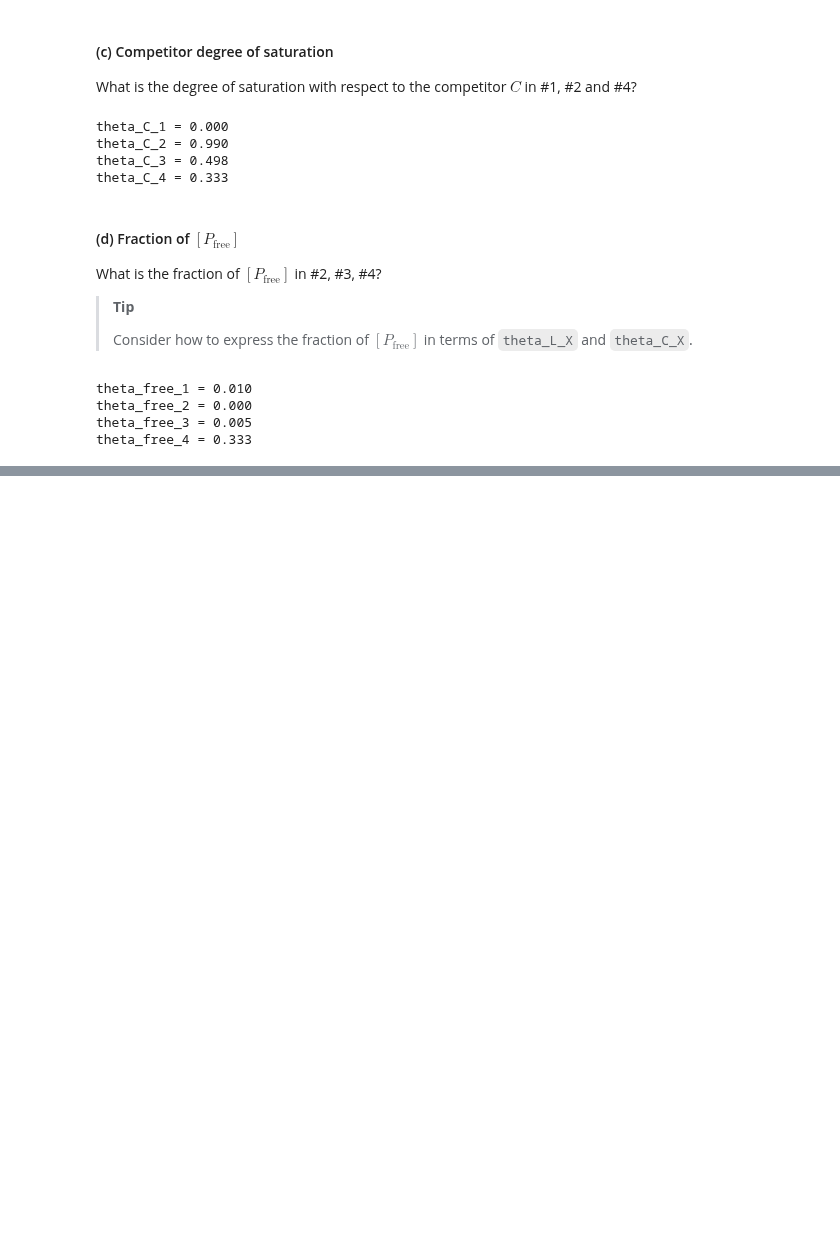
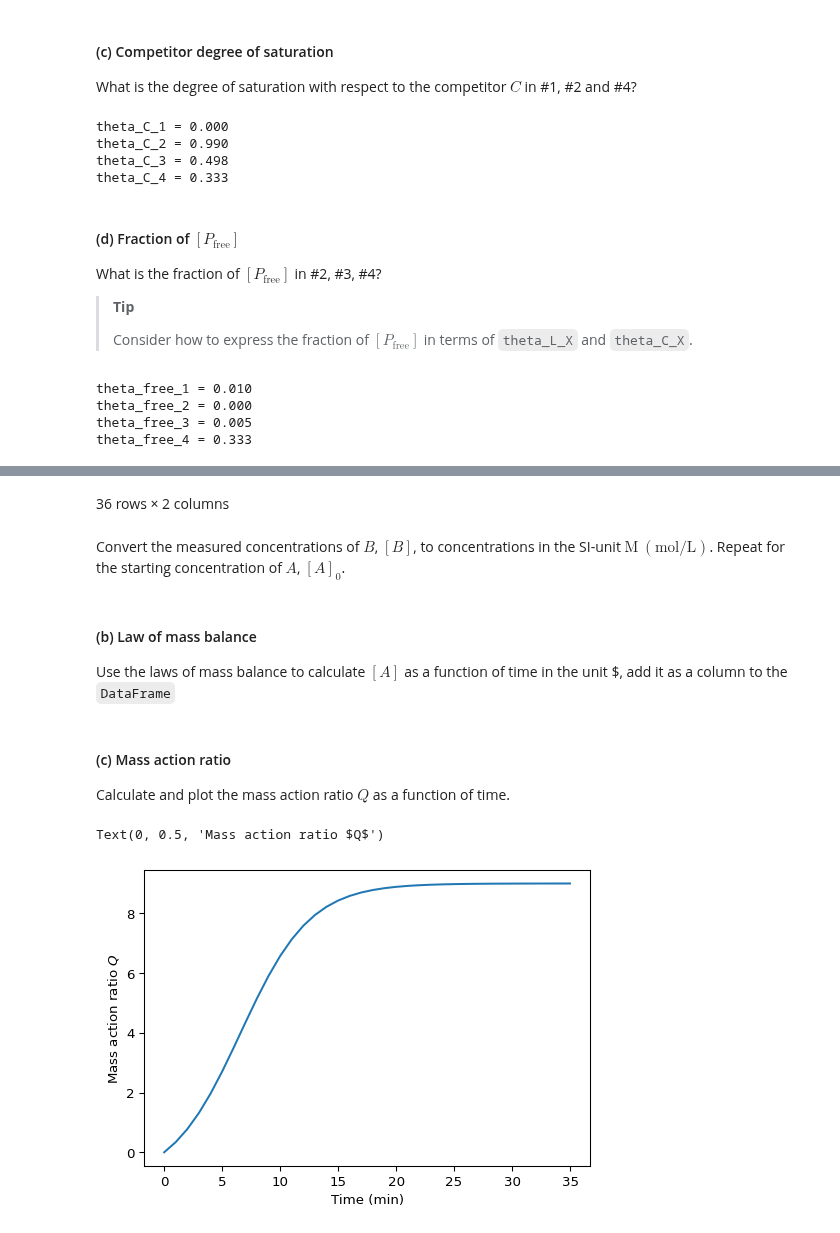
Before and after one commit to au-mbg/fysisk-biokemi, a Jupyter notebook: built_notebooks/master/week_46.ipynb, the cells around one changed output, grey strips where cells are left out. Drawn from its saved outputs; the diff is of its cells as text; code cells hidden in the pictures; blank space fills up the shorter version.

```diff
--- a/built_notebooks/master/week_46.ipynb
+++ b/built_notebooks/master/week_46.ipynb
@@ -1021,0 +1055,36 @@ theta_free_4 = 0.333
+# %%
+from IPython.display import display
+from fysisk_biokemi.datasets import load_dataset
+df = load_dataset('diff_q_keq') # Load from package for the solution so it doesn't require to interact.
+display(df)
+# %% [output]
+36 rows × 2 columns
+# %% [markdown]
+Convert the measured concentrations of $B$, $[B]$, to concentrations in
+the SI-unit $\mathrm{M} \ (\mathrm{mol/L})$. Repeat for the starting
+concentration of $A$, $[A]_0$.
+# %%
+df['[B]_(M)'] = df['[B]_(uM)'] * 10**(-6)
+A0 = 50 * 10**(-6)
+# %% [markdown]
+#### (b) Law of mass balance
+
+Use the laws of mass balance to calculate $[A]$ as a function of time in
+the unit \$, add it as a column to the `DataFrame`
+# %%
+df['[A]_(M)'] = A0 - df['[B]_(M)']
+# %% [markdown]
+#### (c) Mass action ratio
+
+Calculate and plot the mass action ratio $Q$ as a function of time.
+# %%
+Q = df['[B]_(M)'] / df['[A]_(M)']
+
+fig, ax = plt.subplots(figsize=(6, 4))
+
+ax.plot(df['Time_(min)'], Q)
+ax.set_xlabel('Time (min)')
+ax.set_ylabel('Mass action ratio $Q$')
+# %% [output]
+Text(0, 0.5, 'Mass action ratio $Q$')
+[figure, added]
```
Also changed, not shown: parts of 39 cells of this notebook, 11 other files.
